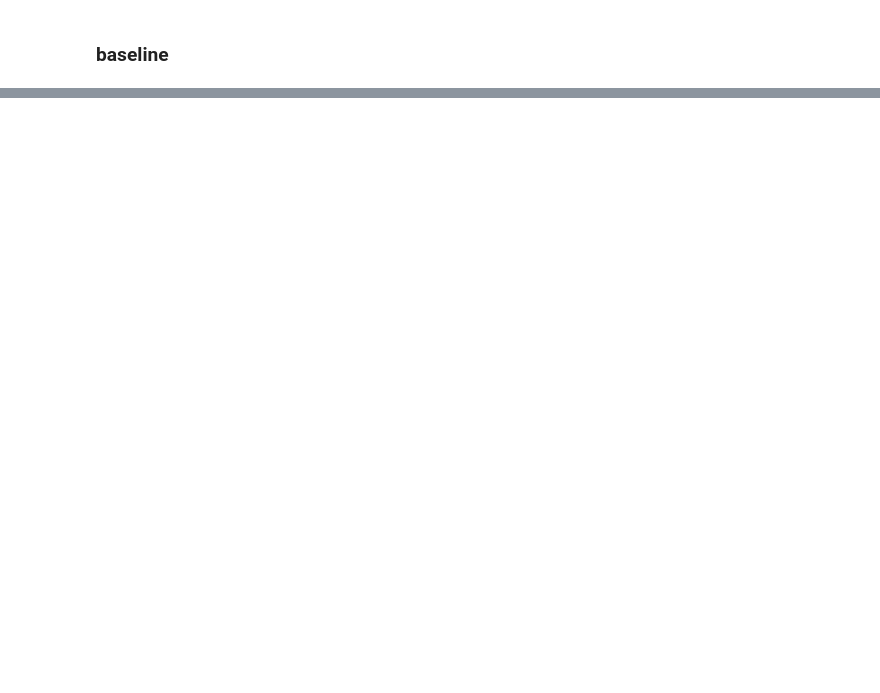
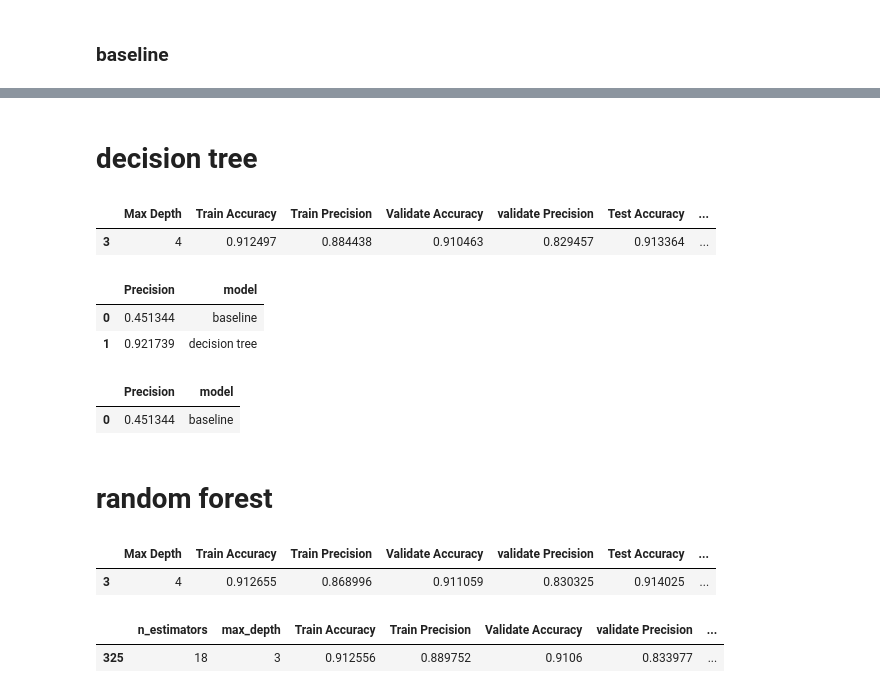
Before and after one commit to brandontnavarrete/nasa-neow, a Jupyter notebook: explore.ipynb, the cells around one changed output, grey strips where cells are left out. Saved outputs shown, nothing was run; the diff lists cells and outputs as text; code cells hidden in the pictures; blank space fills up the shorter version.

```diff
--- a/explore.ipynb
+++ b/explore.ipynb
@@ -372,2 +389,6 @@ x_train,y_train,x_validate,y_validate,x_test, y_test = x_and_y(train,validate,te
+# %%
+x_train = x_train.drop(columns = ['id','name'])
+x_validate = x_validate.drop(columns = ['id','name'])
+x_test= x_test.drop(columns = ['id','name'])
 # %% [markdown]
 ### baseline
@@ -411,0 +457,41 @@ evals
+# %% [markdown]
+# decision tree
+# %%
+def decision_tree(x_train, y_train, x_validate, y_validate, x_test, y_test, md):
+    clf = DecisionTreeClassifier(random_state=42)
+    results = []
+    for i in range(1, md+1):
+        clf = DecisionTreeClassifier(max_depth=i, random_state=42)
+        clf.fit(x_train, y_train['hazardous'])
+
+        # Accuracy and precision for the training data
+        y_train_pred = clf.predict(x_train)
+        train_accuracy = accuracy_score(y_train['hazardous'], y_train_pred)
+        train_precision = precision_score(y_train['hazardous'], y_train_pred)
+
+         # Accuracy and precision for the validate data
+        y_validate_pred = clf.predict(x_validate)
+        validate_accuracy = accuracy_score(y_validate['hazardous'], y_validate_pred)
+        validate_precision = precision_score(y_validate['hazardous'], y_validate_pred)
+
+        # Accuracy and precision for the test data
+        y_test_pred = clf.predict(x_test)
+        test_accuracy = accuracy_score(y_test['hazardous'], y_test_pred)
+        test_precision = precision_score(y_test['hazardous'], y_test_pred)
+
+        results.append({'Max Depth': i,
+                        'Train Accuracy': train_accuracy,
+                        'Train Precision': train_precision,
+                        'Validate Accuracy': validate_accuracy,
+                        'validate Precision': validate_precision,
+                        'Test Accuracy': test_accuracy,
+                        'Test Precision': test_precision})
+
+    results_df = pd.DataFrame(results)
+    return results_df
+# %%
+results = decision_tree(x_train, y_train, x_validate,y_validate, x_test, y_test, 20)
+results.sort_values(by = "Test Precision").tail(1)
+# %% [output]
+|  | Max Depth | Train Accuracy | Train Precision | Validate Accuracy | validate Precision | Test Accuracy | ... |
+| 3 | 4 | 0.912497 | 0.884438 | 0.910463 | 0.829457 | 0.913364 | ... |
@@ -411,0 +517,13 @@ evals
+# %%
+add_dt_test(x_train, y_train, x_test, y_test, 4,evals)
+# %% [output]
+|  | Precision | model |
+| 0 | 0.451344 | baseline |
+| 1 | 0.921739 | decision tree |
+# %%
+evals
+# %% [output]
+|  | Precision | model |
+| 0 | 0.451344 | baseline |
+# %% [markdown]
+# random forest
@@ -411,0 +565,5 @@ evals
+# %%
+results_df.sort_values(by = 'Test Precision').tail(1)
+# %% [output]
+|  | Max Depth | Train Accuracy | Train Precision | Validate Accuracy | validate Precision | Test Accuracy | ... |
+| 3 | 4 | 0.912655 | 0.868996 | 0.911059 | 0.830325 | 0.914025 | ... |
@@ -411,0 +608,5 @@ evals
+# %%
+results_df.sort_values(by = 'Test Precision').tail(1)
+# %% [output]
+|  | n_estimators | max_depth | Train Accuracy | Train Precision | Validate Accuracy | validate Precision | ... |
+| 325 | 18 | 3 | 0.912556 | 0.889752 | 0.9106 | 0.833977 | ... |
```
Also changed, not shown: parts of 16 cells of this notebook.
